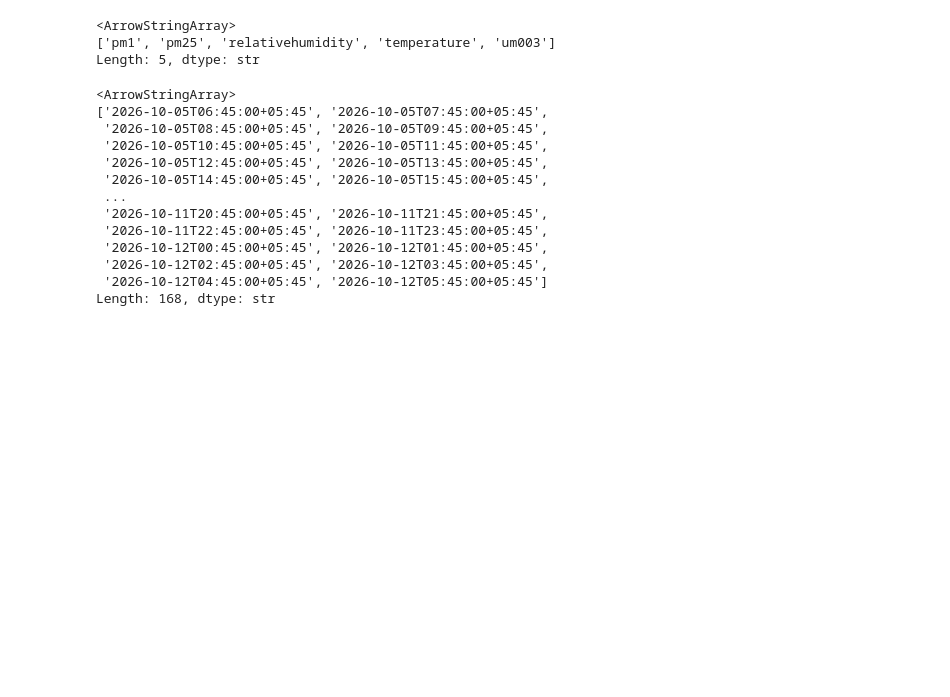
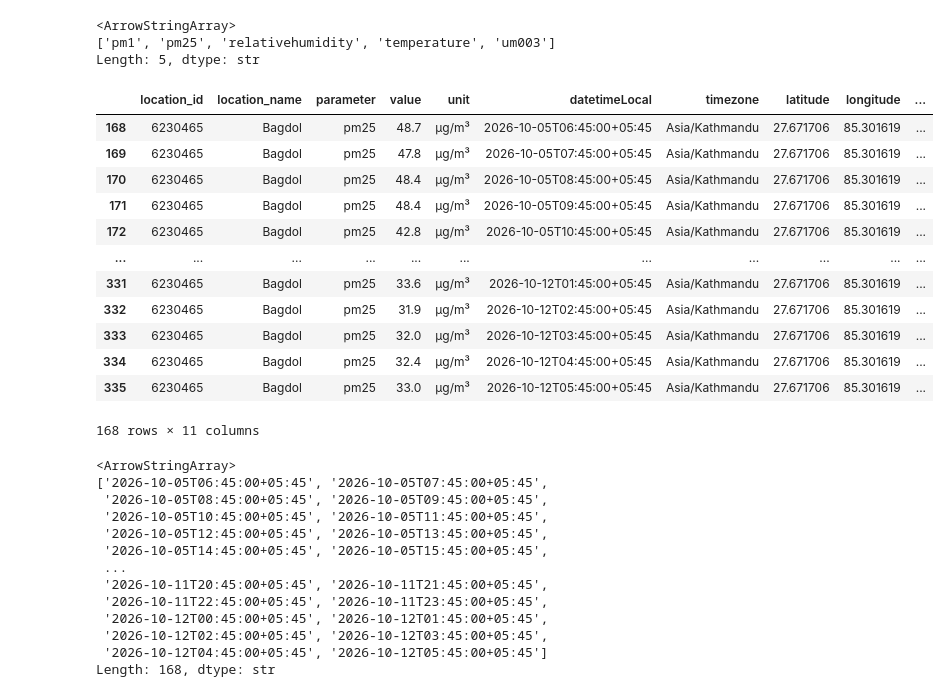
Before and after one commit to Laxmination/Kathmandu-PM2.5-Forecasting, a Jupyter notebook: OpenAQdatasetCleaning/Bagdol_dataClean.ipynb, the cells around one changed output. Saved outputs shown, nothing was run; the diff lists cells and outputs as text; code cells hidden in the pictures; blank space fills up the shorter version.

```diff
--- a/OpenAQdatasetCleaning/Bagdol_dataClean.ipynb
+++ b/OpenAQdatasetCleaning/Bagdol_dataClean.ipynb
@@ -247,6 +247,23 @@ cleaned1['parameter'].unique()
 <ArrowStringArray>
 ['pm1', 'pm25', 'relativehumidity', 'temperature', 'um003']
 Length: 5, dtype: str
+# %%
+cleaned1 = cleaned1[cleaned1['parameter']=='pm25']
+cleaned1
+# %% [output]
+|  | location_id | location_name | parameter | value | unit | datetimeLocal | timezone | latitude | longitude | ... |
+| 168 | 6230465 | Bagdol | pm25 | 48.7 | µg/m³ | 2026-10-05T06:45:00+05:45 | Asia/Kathmandu | 27.671706 | 85.301619 | ... |
+| 169 | 6230465 | Bagdol | pm25 | 47.8 | µg/m³ | 2026-10-05T07:45:00+05:45 | Asia/Kathmandu | 27.671706 | 85.301619 | ... |
+| 170 | 6230465 | Bagdol | pm25 | 48.4 | µg/m³ | 2026-10-05T08:45:00+05:45 | Asia/Kathmandu | 27.671706 | 85.301619 | ... |
+| 171 | 6230465 | Bagdol | pm25 | 48.4 | µg/m³ | 2026-10-05T09:45:00+05:45 | Asia/Kathmandu | 27.671706 | 85.301619 | ... |
+| 172 | 6230465 | Bagdol | pm25 | 42.8 | µg/m³ | 2026-10-05T10:45:00+05:45 | Asia/Kathmandu | 27.671706 | 85.301619 | ... |
+| ... | ... | ... | ... | ... | ... | ... | ... | ... | ... | ... |
+| 331 | 6230465 | Bagdol | pm25 | 33.6 | µg/m³ | 2026-10-12T01:45:00+05:45 | Asia/Kathmandu | 27.671706 | 85.301619 | ... |
+| 332 | 6230465 | Bagdol | pm25 | 31.9 | µg/m³ | 2026-10-12T02:45:00+05:45 | Asia/Kathmandu | 27.671706 | 85.301619 | ... |
+| 333 | 6230465 | Bagdol | pm25 | 32.0 | µg/m³ | 2026-10-12T03:45:00+05:45 | Asia/Kathmandu | 27.671706 | 85.301619 | ... |
+| 334 | 6230465 | Bagdol | pm25 | 32.4 | µg/m³ | 2026-10-12T04:45:00+05:45 | Asia/Kathmandu | 27.671706 | 85.301619 | ... |
+| 335 | 6230465 | Bagdol | pm25 | 33.0 | µg/m³ | 2026-10-12T05:45:00+05:45 | Asia/Kathmandu | 27.671706 | 85.301619 | ... |
+168 rows × 11 columns
 # %%
 cleaned1['datetimeLocal'].unique()
 # %% [output]
```
Also changed, not shown: parts of 2 cells of this notebook, 3 other files.
